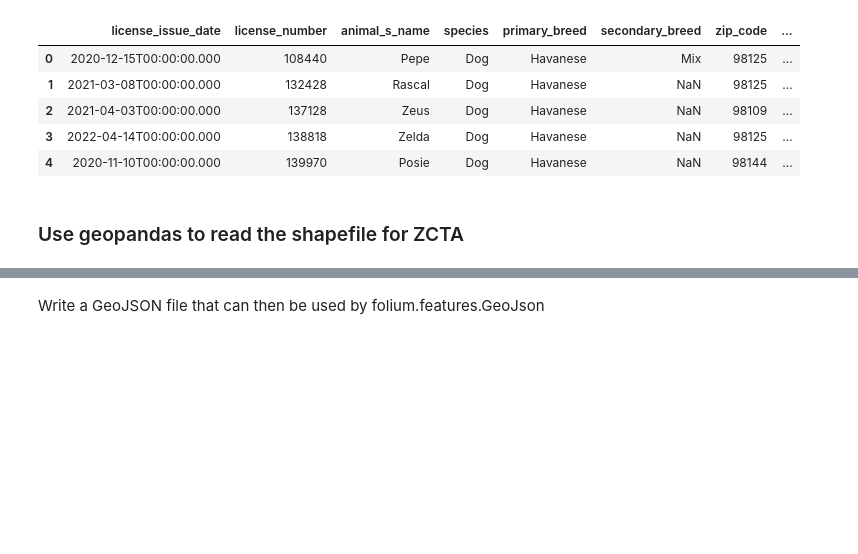
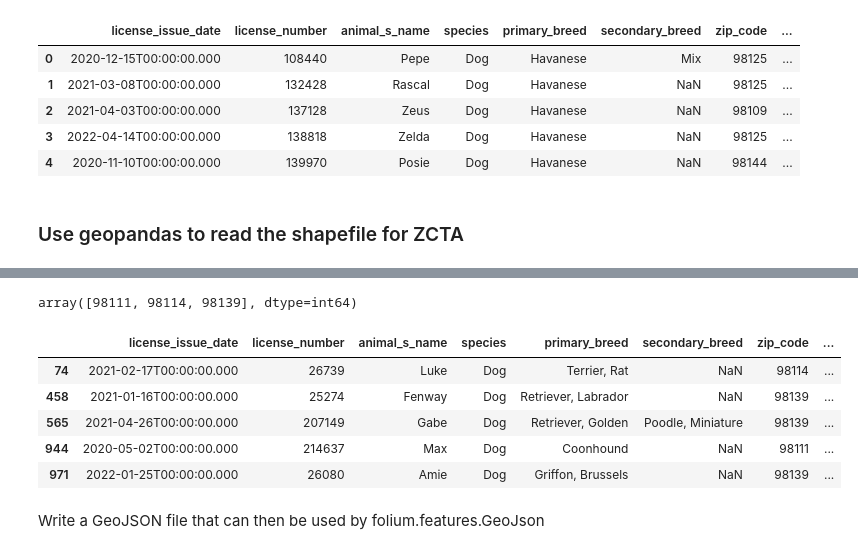
Before and after one commit to MrLRTripp/SeattleHousingwithPets, a Jupyter notebook: SeattlePets.ipynb, the cells around one changed output, grey strips where cells are left out. Drawn from its saved outputs; the diff is of its cells as text; code cells hidden in the pictures; blank space fills up the shorter version.

Commit message:
Added license markers and ZCTA to map

```diff
--- a/SeattlePets.ipynb
+++ b/SeattlePets.ipynb
@@ -59,3 +60,10 @@ distinct_zip.shape
+# %%
+# Drop any rows with missing zip_code
+license_data.dropna(axis=0,subset=['zip_code'],inplace=True)
+
+# Convert zip_code from Object to int
+license_data = license_data.astype({'zip_code': 'int64'})
+distinct_zip = license_data['zip_code'].unique()
 # %% [markdown]
 ### Read best_in_show.xlsx
 
@@ -145,6 +152,8 @@ license_data_category.head()
 shapefile_path = 'E:/UserLo/source/repos/learning/Seattle Pets/'
 shapefile = 'tl_2021_us_zcta520.zip!tl_2021_us_zcta520.shp'
 zcta = gpd.read_file(shapefile_path+shapefile)
+# %%
+zcta = zcta.astype({'ZCTA5CE20': 'int64'})
 # %%
 Seattle_zcta = zcta[zcta['ZCTA5CE20'].isin(distinct_zip)]
 # %%
@@ -160,5 +169,6 @@ Seattle_zcta.head()
 # Change data type of Lat Long to float
 Seattle_zcta = Seattle_zcta.astype({'INTPTLAT20': 'float64'})
 Seattle_zcta = Seattle_zcta.astype({'INTPTLON20': 'float64'})
+Seattle_zcta = Seattle_zcta.astype({'ZCTA5CE20': 'int64'})
 Seattle_zcta.dtypes
 # %% [output]
@@ -184,0 +186,15 @@ Seattle_zcta.head()
+# %%
+missing_zips = np.setdiff1d(distinct_zip,Seattle_zcta['ZCTA5CE20'].unique())
+# %%
+missing_zips
+# %% [output]
+array([98111, 98114, 98139], dtype=int64)
+# %%
+license_data_category[license_data_category['zip_code'].isin(missing_zips)]
+# %% [output]
+|  | license_issue_date | license_number | animal_s_name | species | primary_breed | secondary_breed | zip_code | ... |
+| 74 | 2021-02-17T00:00:00.000 | 26739 | Luke | Dog | Terrier, Rat | NaN | 98114 | ... |
+| 458 | 2021-01-16T00:00:00.000 | 25274 | Fenway | Dog | Retriever, Labrador | NaN | 98139 | ... |
+| 565 | 2021-04-26T00:00:00.000 | 207149 | Gabe | Dog | Retriever, Golden | Poodle, Miniature | 98139 | ... |
+| 944 | 2020-05-02T00:00:00.000 | 214637 | Max | Dog | Coonhound | NaN | 98111 | ... |
+| 971 | 2022-01-25T00:00:00.000 | 26080 | Amie | Dog | Griffon, Brussels | NaN | 98139 | ... |
```
Also changed, not shown: parts of 10 cells of this notebook.
